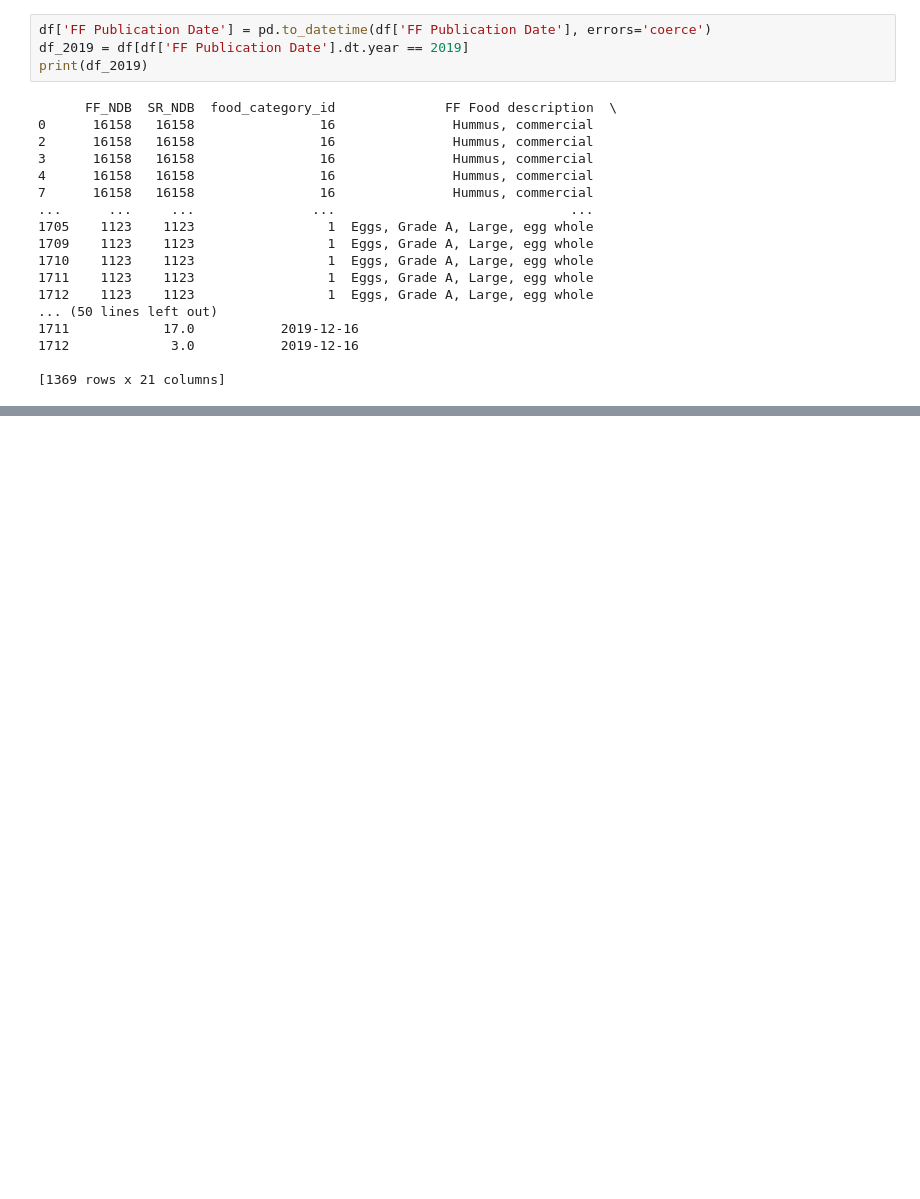
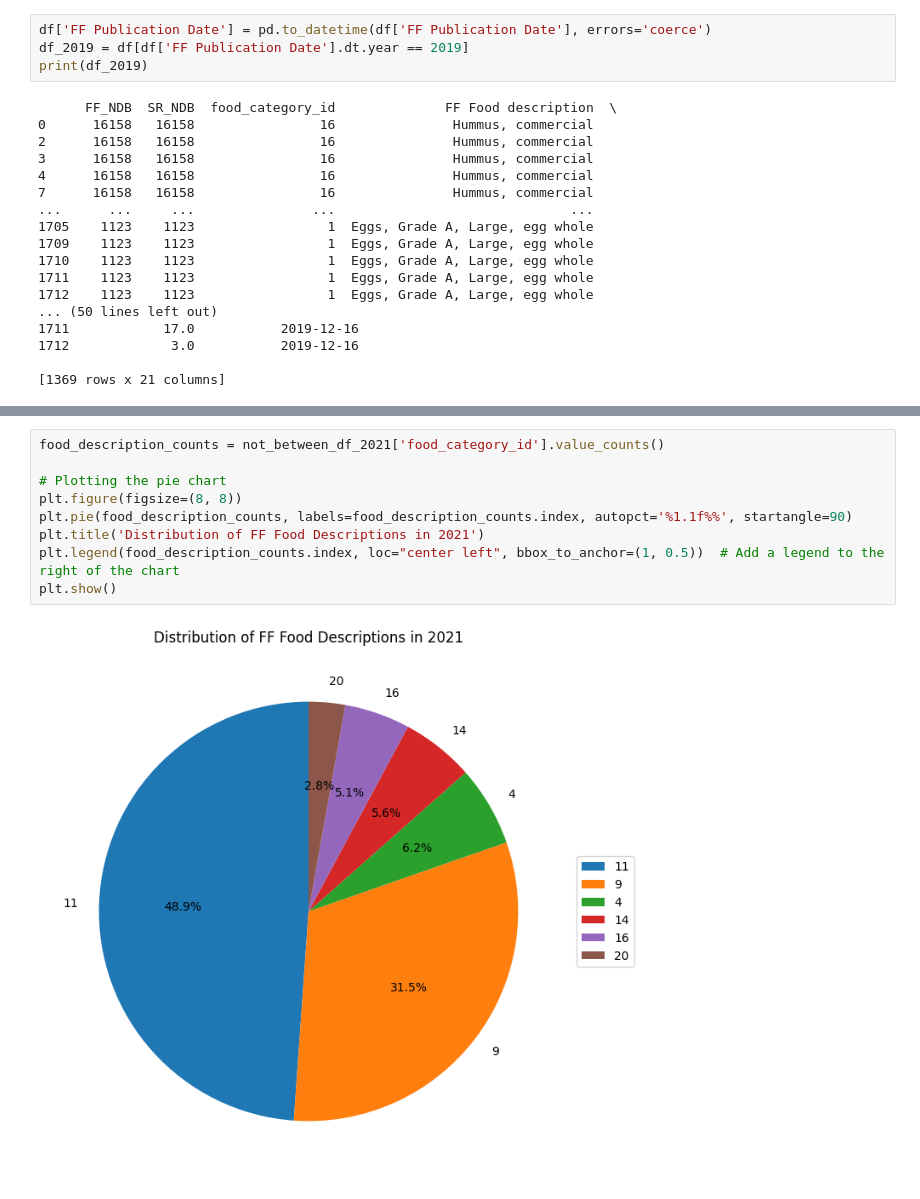
Before and after one commit to khoay/IC-Team50, a Jupyter notebook: FFMin_and_FFMax.ipynb, the cells around one changed output, grey strips where cells are left out. Saved outputs shown, nothing was run; the diff lists cells and outputs as text; blank space fills up the shorter version.

```diff
--- a/FFMin_and_FFMax.ipynb
+++ b/FFMin_and_FFMax.ipynb
@@ -96,0 +210,11 @@ AttributeError: 'DataFrame' object has no attribute 'append'
+# %%
+food_description_counts = not_between_df_2021['food_category_id'].value_counts()
+
+# Plotting the pie chart
+plt.figure(figsize=(8, 8))
+plt.pie(food_description_counts, labels=food_description_counts.index, autopct='%1.1f%%', startangle=90)
+plt.title('Distribution of FF Food Descriptions in 2021')
+plt.legend(food_description_counts.index, loc="center left", bbox_to_anchor=(1, 0.5))  # Add a legend to the right of the chart
+plt.show()
+# %% [output]
+[figure, added]
```
Also changed, not shown: parts of 6 cells of this notebook.
